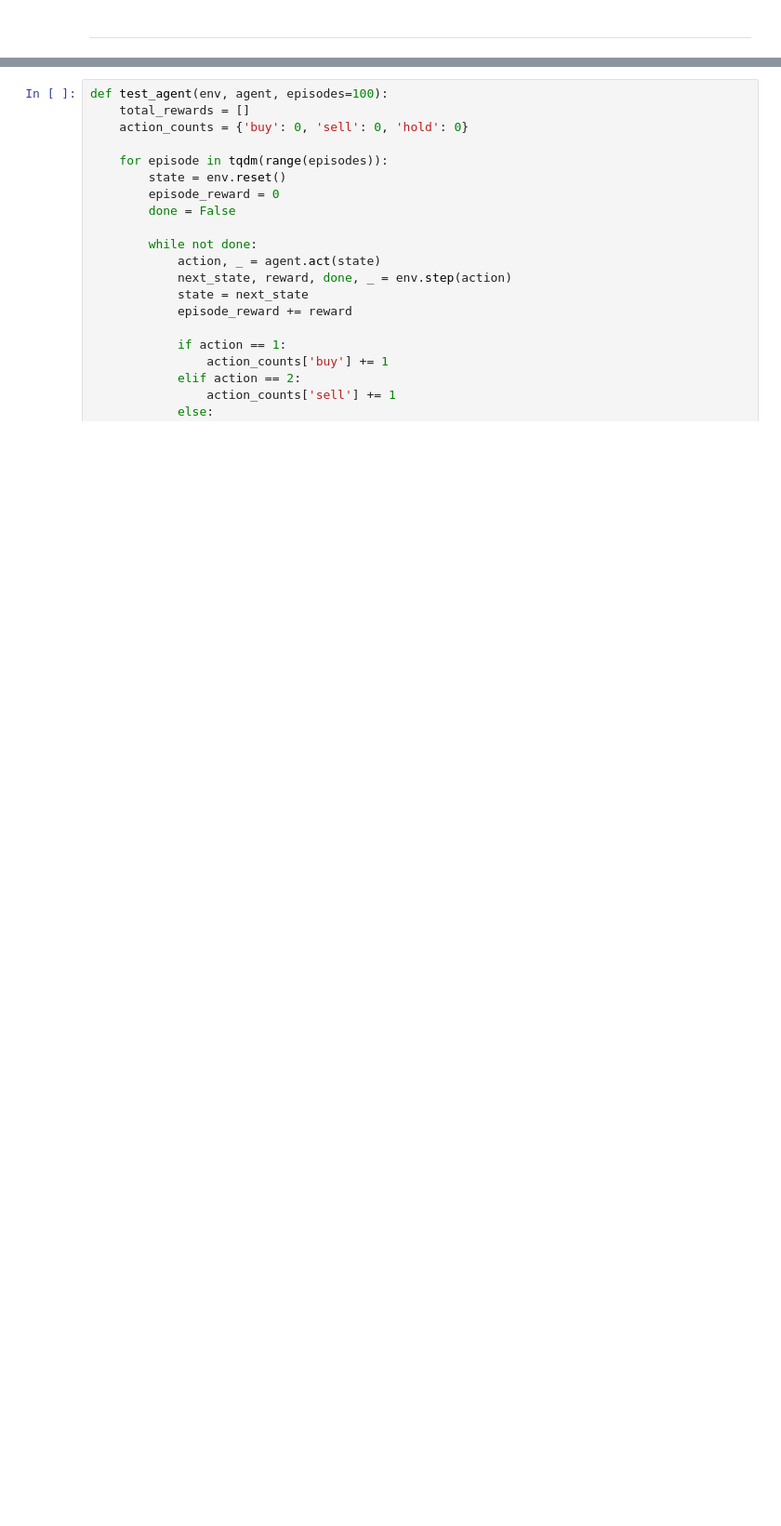
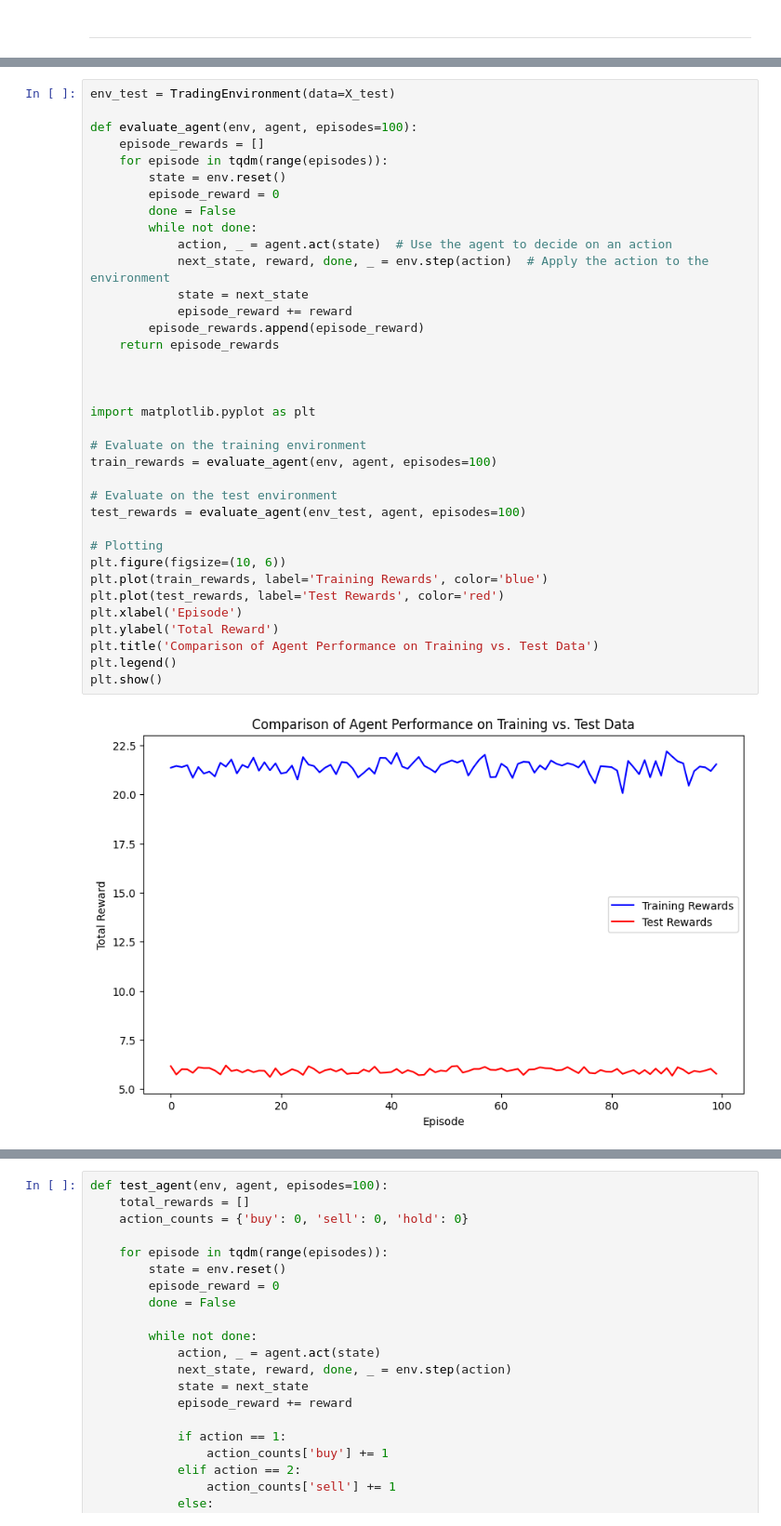
Before and after one commit to ramonges/Reinforcement-Learning-Project, a Jupyter notebook: ppoagentV2.ipynb, the cells around one changed output, grey strips where cells are left out. Shown: that part at 93% size. Saved outputs shown, nothing was run; the diff lists cells and outputs as text; blank space fills up the shorter version.

```diff
--- a/ppoagentV2.ipynb
+++ b/ppoagentV2.ipynb
@@ -475,0 +508,38 @@ plt.legend()
+# %%
+env_test = TradingEnvironment(data=X_test)
+
+def evaluate_agent(env, agent, episodes=100):
+    episode_rewards = []
+    for episode in tqdm(range(episodes)):
+        state = env.reset()
+        episode_reward = 0
+        done = False
+        while not done:
+            action, _ = agent.act(state)  # Use the agent to decide on an action
+            next_state, reward, done, _ = env.step(action)  # Apply the action to the environment
+            state = next_state
+            episode_reward += reward
+        episode_rewards.append(episode_reward)
+    return episode_rewards
+
+
+
+import matplotlib.pyplot as plt
+
+# Evaluate on the training environment
+train_rewards = evaluate_agent(env, agent, episodes=100)
+
+# Evaluate on the test environment
+test_rewards = evaluate_agent(env_test, agent, episodes=100)
+
+# Plotting
+plt.figure(figsize=(10, 6))
+plt.plot(train_rewards, label='Training Rewards', color='blue')
+plt.plot(test_rewards, label='Test Rewards', color='red')
+plt.xlabel('Episode')
+plt.ylabel('Total Reward')
+plt.title('Comparison of Agent Performance on Training vs. Test Data')
+plt.legend()
+plt.show()
+# %% [output]
+[figure, added]
```
Also changed, not shown: parts of 10 cells of this notebook.
